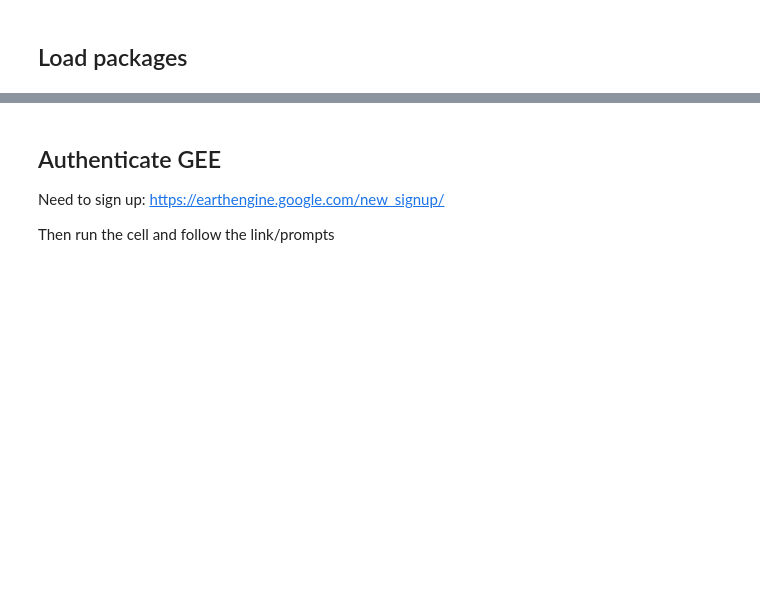
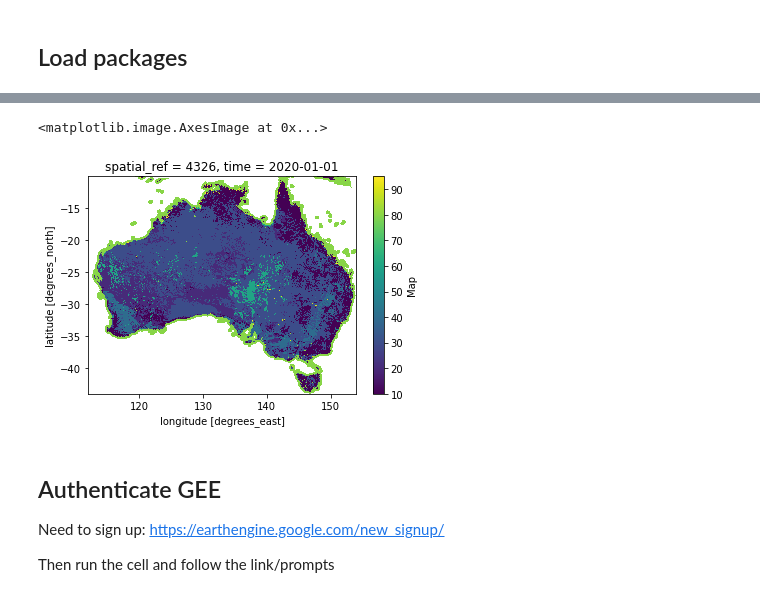
Before and after one commit to cbur24/NEE_modelling, a Jupyter notebook: GEE_products_download.ipynb, the cells around one changed output, grey strips where cells are left out. Saved outputs shown, nothing was run; the diff lists cells and outputs as text; code cells hidden in the pictures; blank space fills up the shorter version.

```diff
--- a/GEE_products_download.ipynb
+++ b/GEE_products_download.ipynb
@@ -8,3 +8,6 @@ The default example loads `MODIS Terra thermal anomalies and Fire Daily`
 > Note: Will likely need to install the two packages listed in the cell below. Uncomment, run the cell, then restart kernel.
 # %% [markdown]
 ## Load packages
+# %%
+import xarray as xr
+ds = xr.open_dataset('/g/data/os22/chad_tmp/NEE_modelling/data/5km/ESA_worldcover_5km_monthly_2002_2021.nc')
@@ -11,3 +34,8 @@ The default example loads `MODIS Terra thermal anomalies and Fire Daily`
+# %%
+ds.Map.plot.imshow()
+# %% [output]
+<matplotlib.image.AxesImage at 0x...>
+[figure, added]
 # %%
 import os
 import ee
```
Also changed, not shown: parts of 1 cell of this notebook, 51 other files.
